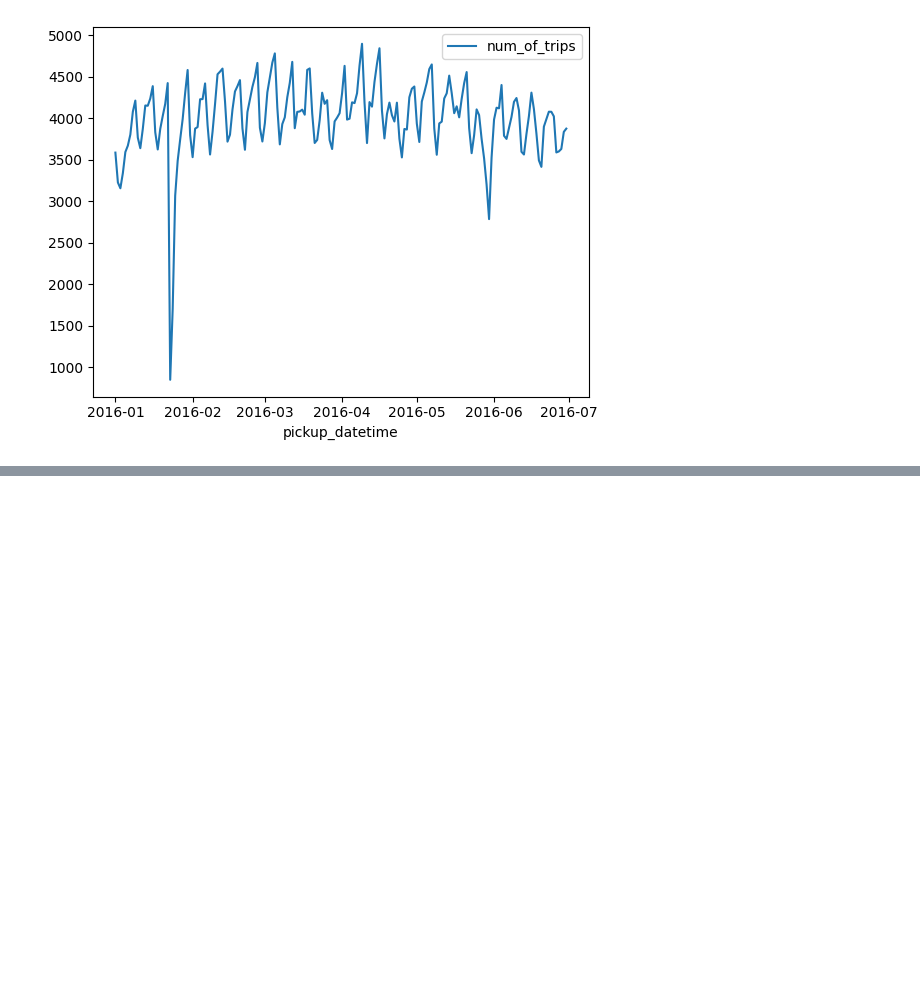
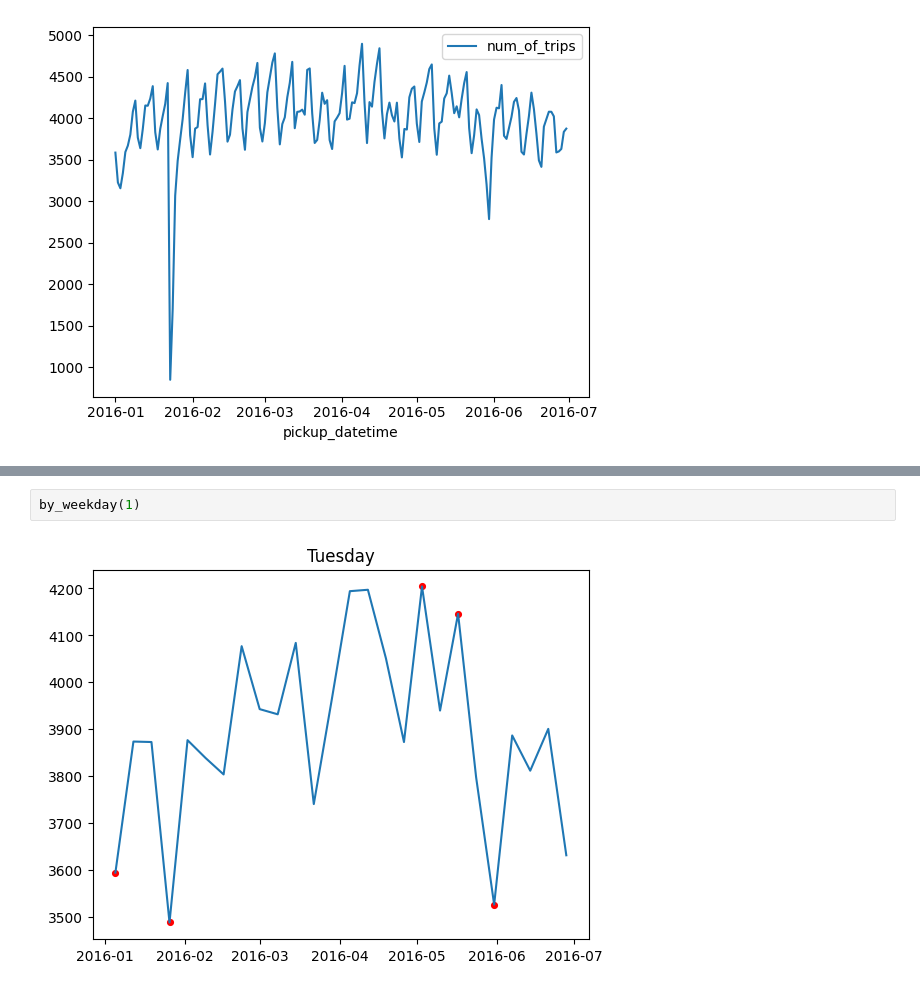
Before and after one commit to Pavionio/Fear_and_Hate_in_Taxi, a Jupyter notebook: isoforest_demo.ipynb, the cells around one changed output, grey strips where cells are left out. Drawn from its saved outputs; the diff is of its cells as text; blank space fills up the shorter version.

```diff
--- a/isoforest_demo.ipynb
+++ b/isoforest_demo.ipynb
@@ -148,0 +166,4 @@ plt.scatter(an.index, an['num_of_trips'], c='red', s=9)
+# %%
+by_weekday(1)
+# %% [output]
+[figure, added]
```
Also changed, not shown: parts of 13 cells of this notebook.
